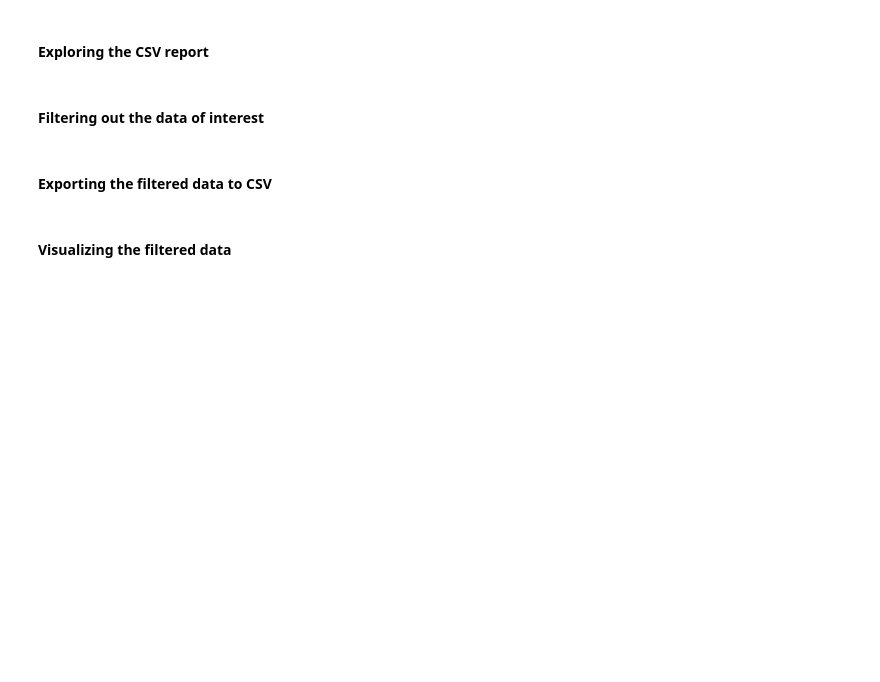
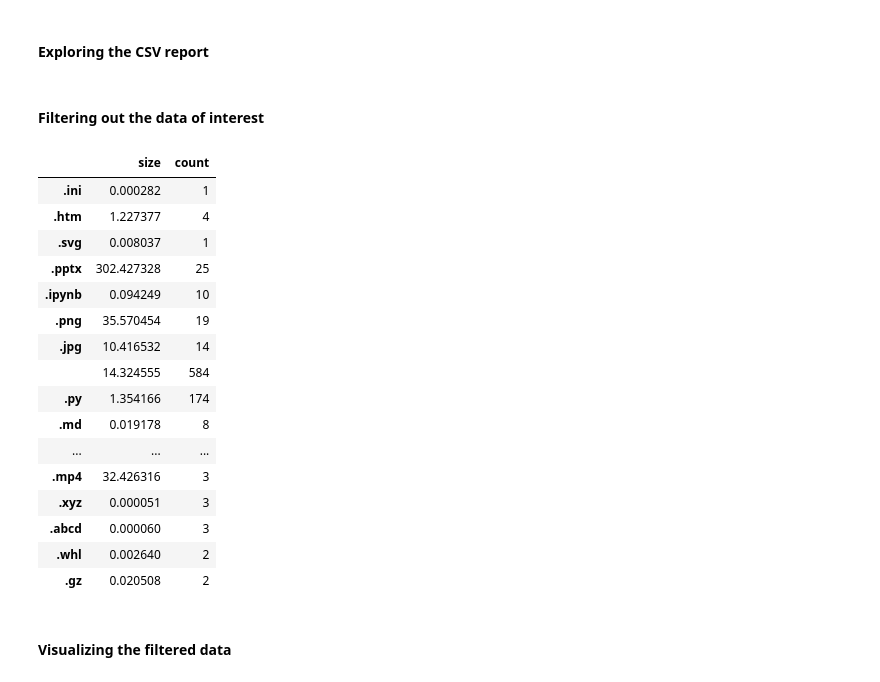
Before and after one commit to hc-sc-ocdo-bdpd/file-processing, a Jupyter notebook: file_processing/analytics.ipynb, the cells around one changed output. Drawn from its saved outputs; the diff is of its cells as text; code cells hidden in the pictures; blank space fills up the shorter version.

```diff
--- a/file_processing/analytics.ipynb
+++ b/file_processing/analytics.ipynb
@@ -62,2 +20,0 @@ df
-# %% [markdown]
-#### Exporting the filtered data to CSV
@@ -66,3 +21,25 @@ df.to_csv('./analytics.csv')
+# %%
+df = pd.DataFrame.from_dict(dir.generate_analytics(exclude_str=['.venv', '.pytest_cache', '.vscode', '__pycache__']), orient='index')
+df.rename(columns={'Size (MB)': 'size', 'Count': 'count'}, inplace=True)
+df
+# %% [output]
+|  | size | count |
+| .ini | 0.000282 | 1 |
+| .htm | 1.227377 | 4 |
+| .svg | 0.008037 | 1 |
+| .pptx | 302.427328 | 25 |
+| .ipynb | 0.094249 | 10 |
+| .png | 35.570454 | 19 |
+| .jpg | 10.416532 | 14 |
+|  | 14.324555 | 584 |
+| .py | 1.354166 | 174 |
+| .md | 0.019178 | 8 |
+| ... | ... | ... |
+| .mp4 | 32.426316 | 3 |
+| .xyz | 0.000051 | 3 |
+| .abcd | 0.000060 | 3 |
+| .whl | 0.002640 | 2 |
+| .gz | 0.020508 | 2 |
 # %% [markdown]
 #### Visualizing the filtered data
 # %%
```
Also changed, not shown: parts of 10 cells of this notebook, 9 other files.
